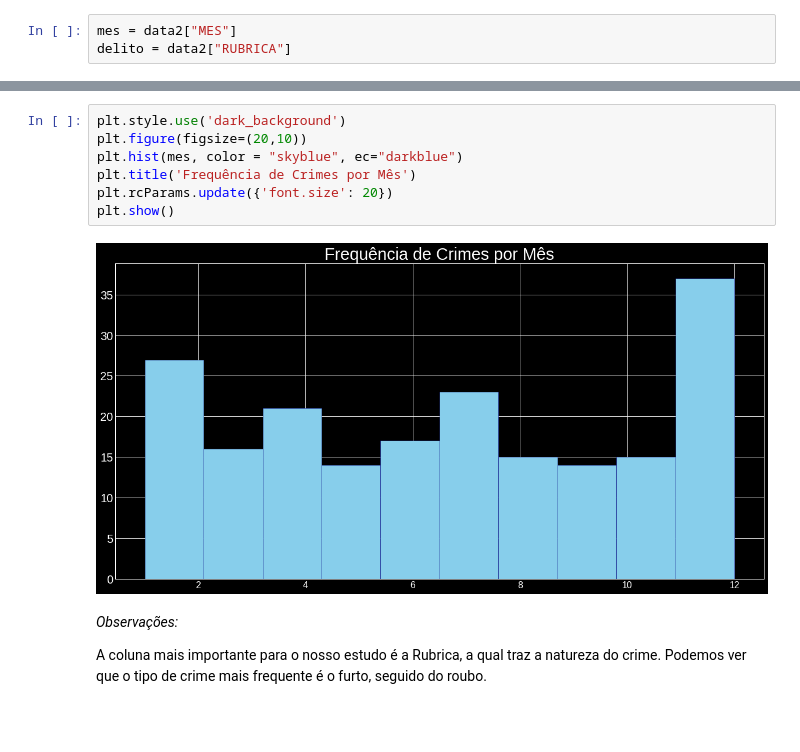
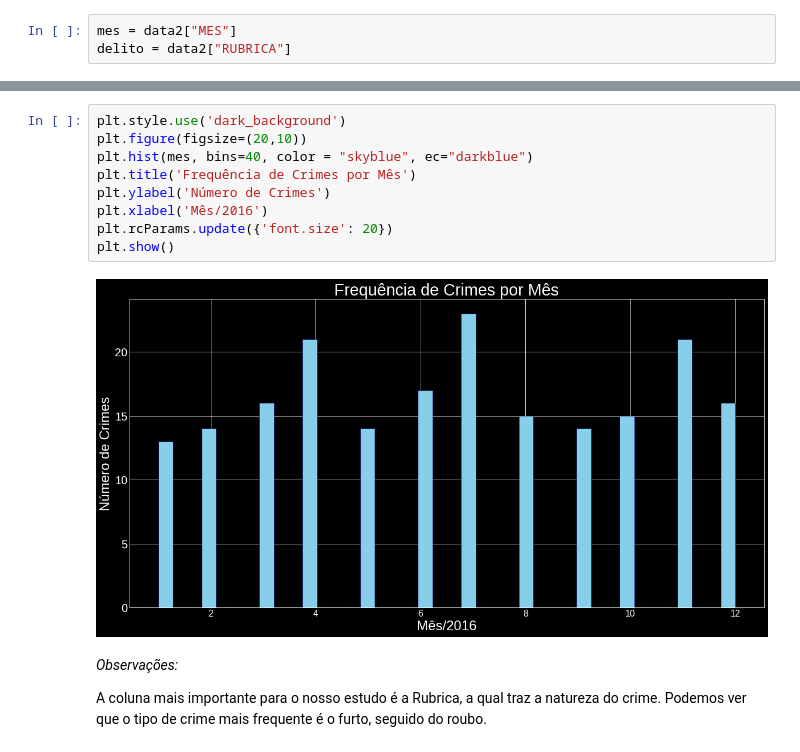
Before and after one commit to debora28/pi-2020.2, a Jupyter notebook: Crime_E2.ipynb, the cells around one changed output, grey strips where cells are left out. Drawn from its saved outputs; the diff is of its cells as text; blank space fills up the shorter version.

```diff
--- a/Crime_E2.ipynb
+++ b/Crime_E2.ipynb
@@ -374,12 +390,14 @@ O mês com maior ocorrência de crimes é Dezembro, seguido de Janeiro. Podemos
 # %%
 plt.style.use('dark_background')
 plt.figure(figsize=(20,10))
-plt.hist(mes, color = "skyblue", ec="darkblue")
+plt.hist(mes, bins=40, color = "skyblue", ec="darkblue")
 plt.title('Frequência de Crimes por Mês')
+plt.ylabel('Número de Crimes')
+plt.xlabel('Mês/2016')
 plt.rcParams.update({'font.size': 20})
 plt.show()
 # %% [output]
-[figure, old version]
+[figure, new version]
 # %% [markdown]
 *Observações:*
 
```
Also changed, not shown: parts of 7 cells of this notebook.
